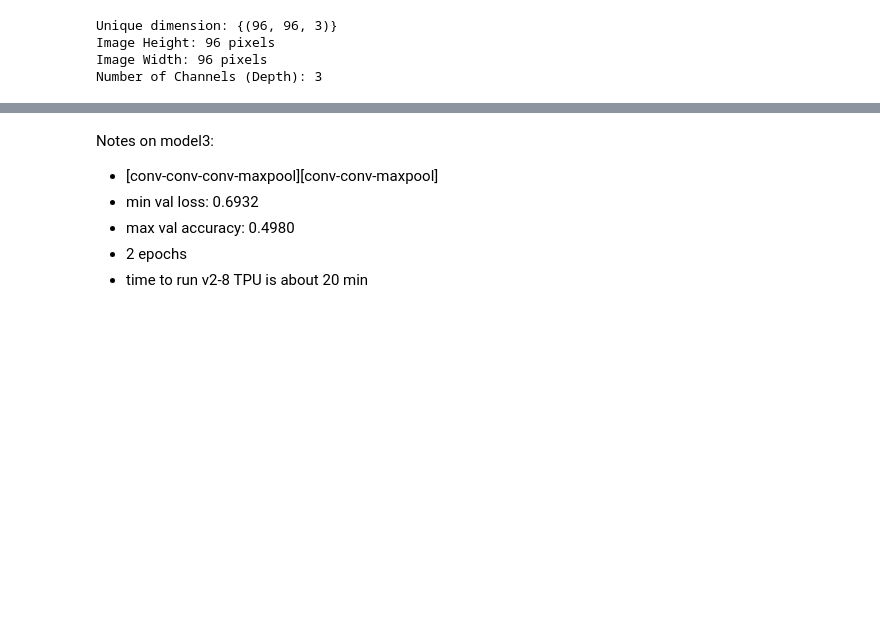
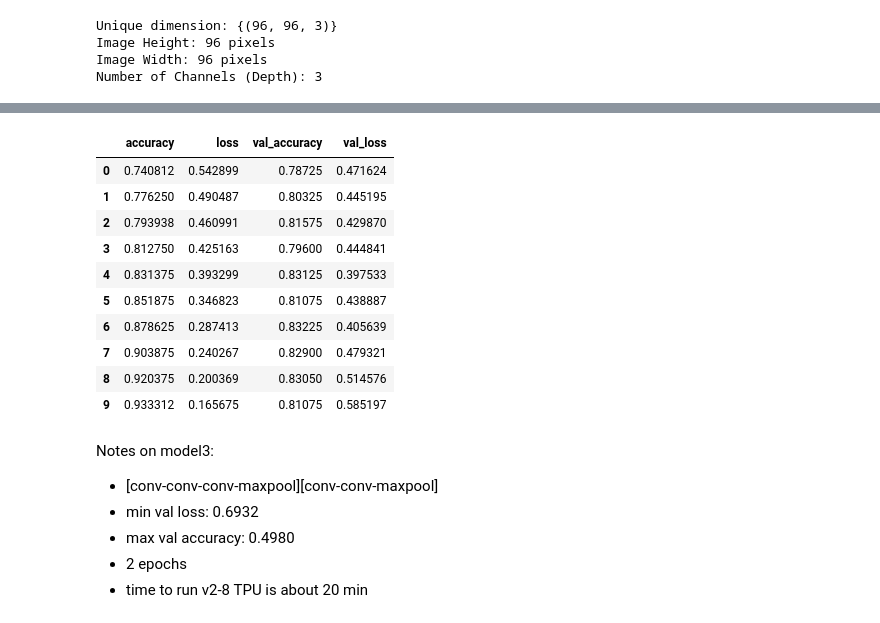
Before and after one commit to FleaBusyBeeBergs/dtsa5511-cnn-cancer-detection, a Jupyter notebook: cnn-cancer-detection.ipynb, the cells around one changed output, grey strips where cells are left out. Cells and saved outputs as stored; diff of their text form; code cells hidden in the pictures; blank space fills up the shorter version.

```diff
--- a/cnn-cancer-detection.ipynb
+++ b/cnn-cancer-detection.ipynb
@@ -285,18 +270,21 @@ model2 = Sequential()
 pool_size = (2, 2)
 filter_size = (3, 3)
 
+# input layer
+model2.add(Input(shape=(96, 96, 3)))
+
 # first block [conv-conv-maxpool]
-model2.add(Conv2D(32, filter_size, activation='relu', input_shape=(96, 96, 3)))
 model2.add(Conv2D(32, filter_size, activation='relu'))
-model2.add(MaxPooling2D(pool_size=pool_size))
+model2.add(Conv2D(32, filter_size, activation='relu'))
+model2.add(MaxPooling2D(pool_size = pool_size))
 
 # 2nd block [conv-conv-maxpool]
-model2.add(Conv2D(64, filter_size, activation='relu'))
-model2.add(Conv2D(64, filter_size, activation='relu'))
-model2.add(MaxPooling2D(pool_size=pool_size))
+model2.add(Conv2D(64, filter_size, activation ='relu'))
+model2.add(Conv2D(64, filter_size, activation ='relu'))
+model2.add(MaxPooling2D(pool_size = pool_size))
 
 # fully connected layers
 model2.add(Flatten())
-model2.add(Dense(128, activation='relu'))
+model2.add(Dense(128, activation = 'relu'))
 model2.add(Dropout(0.5))
-model2.add(Dense(2, activation='softmax'))
+model2.add(Dense(2, activation = 'softmax'))
@@ -310,0 +291,11 @@ Notes on model2:
+# %%
+# Compile model2
+model2.compile(optimizer = 'adam',
+              loss = 'binary_crossentropy',
+              metrics = ['accuracy'])
+# %%
+# Train model2
+history = model2.fit(X_train, y_train,
+                    validation_data = (X_val, y_val),
+                    epochs = 10,
+                    batch_size = 32)
@@ -311,3 +323,18 @@ Notes on model2:
+# %%
+history_df = pd.DataFrame(history.history)
+history_df
+# %% [output]
+|  | accuracy | loss | val_accuracy | val_loss |
+| 0 | 0.740812 | 0.542899 | 0.78725 | 0.471624 |
+| 1 | 0.776250 | 0.490487 | 0.80325 | 0.445195 |
+| 2 | 0.793938 | 0.460991 | 0.81575 | 0.429870 |
+| 3 | 0.812750 | 0.425163 | 0.79600 | 0.444841 |
+| 4 | 0.831375 | 0.393299 | 0.83125 | 0.397533 |
+| 5 | 0.851875 | 0.346823 | 0.81075 | 0.438887 |
+| 6 | 0.878625 | 0.287413 | 0.83225 | 0.405639 |
+| 7 | 0.903875 | 0.240267 | 0.82900 | 0.479321 |
+| 8 | 0.920375 | 0.200369 | 0.83050 | 0.514576 |
+| 9 | 0.933312 | 0.165675 | 0.81075 | 0.585197 |
 # %%
 model3 = Sequential()
 pool_size = (2, 2)
```
Also changed, not shown: parts of 6 cells of this notebook.
